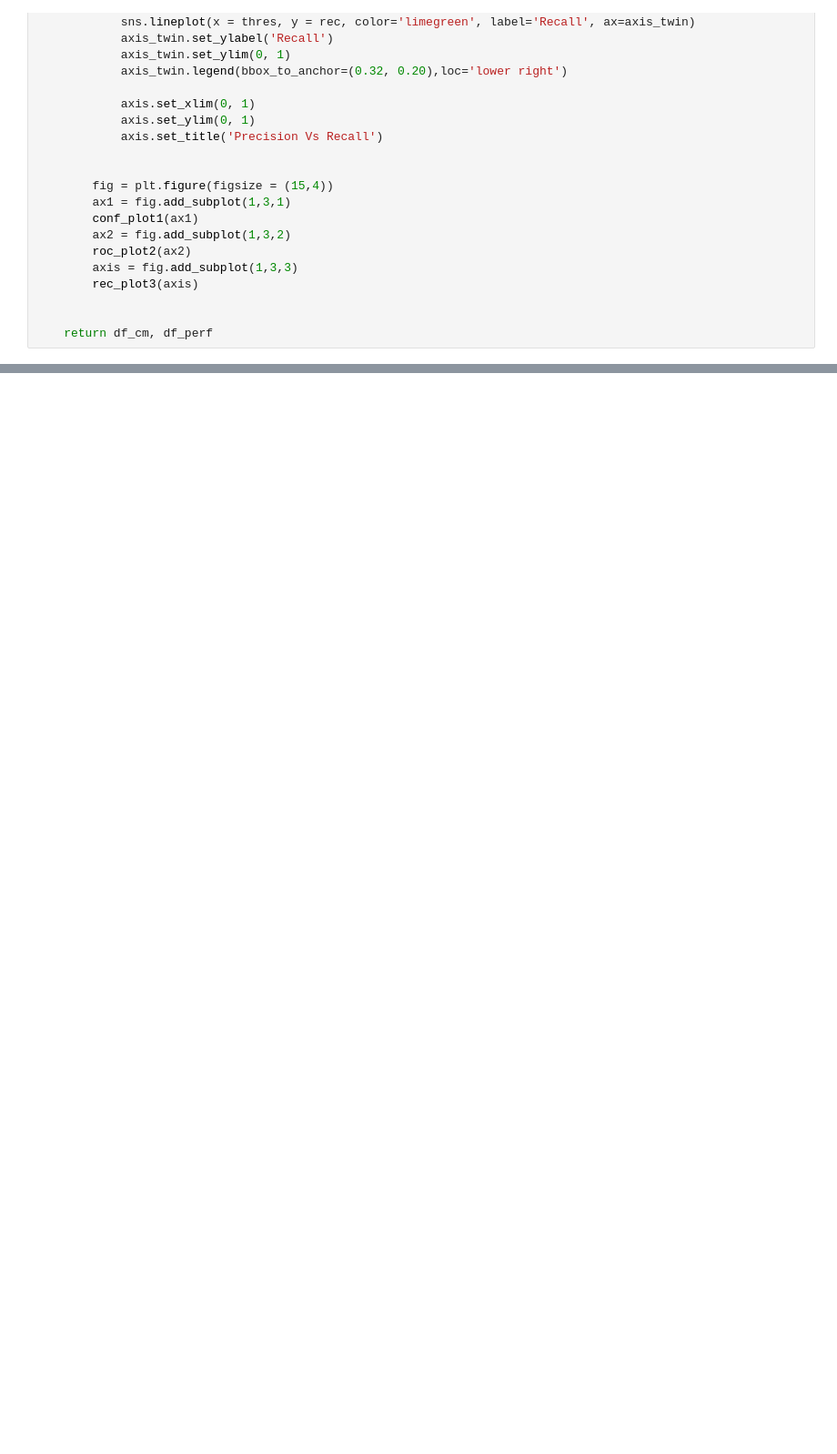
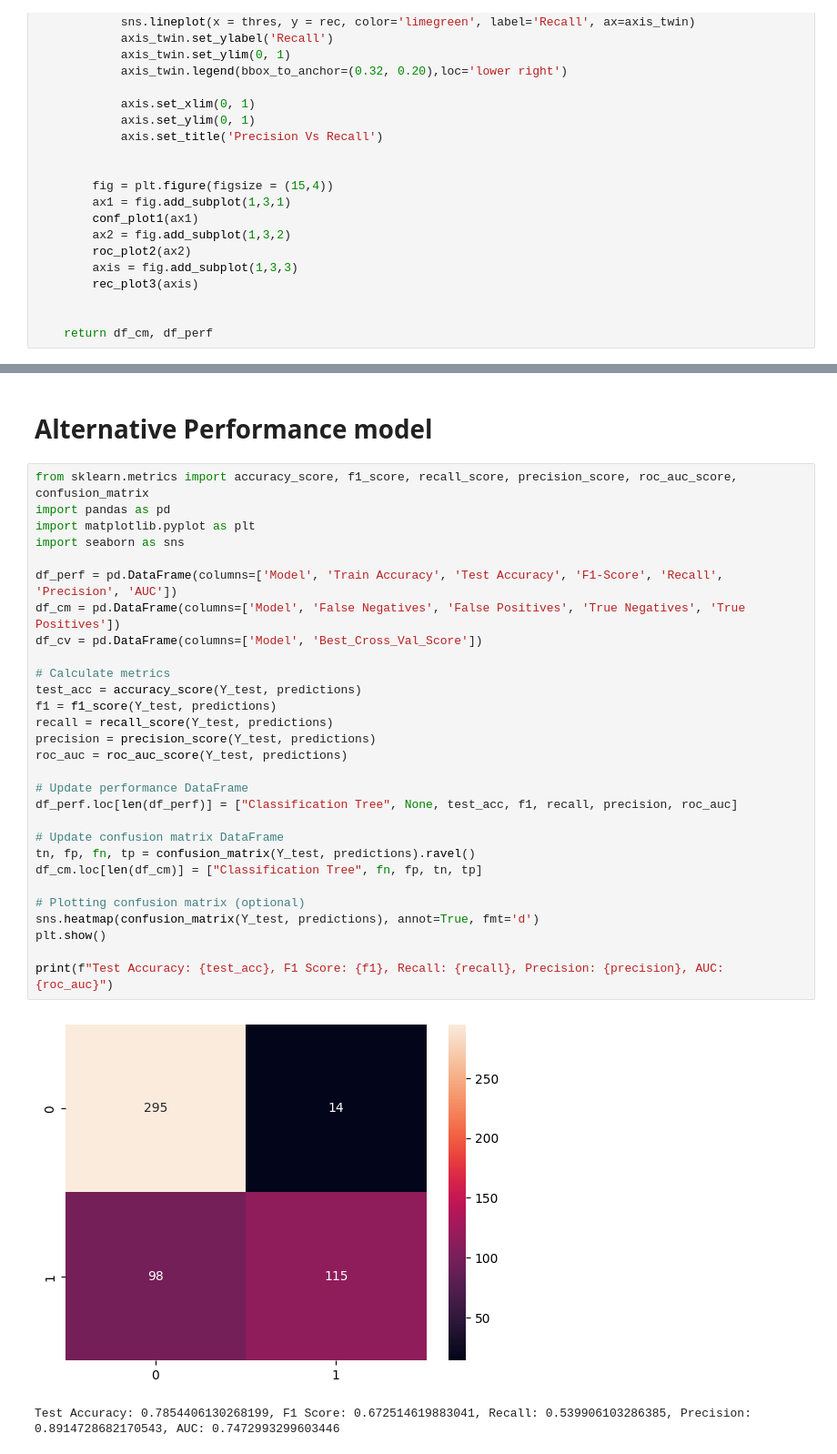
Before and after one commit to kokukai/rtrees, a Jupyter notebook: CTrees (1).ipynb, the cells around one changed output, grey strips where cells are left out. Shown at 91% size. Cells and saved outputs as stored; diff of their text form; blank space fills up the shorter version.

```diff
--- a/CTrees (1).ipynb
+++ b/CTrees (1).ipynb
@@ -453,0 +533,34 @@ df_cm, df_perf = model_perf(titanic_tree_pruned, Y_test, predictions, "Classific
+# %% [markdown]
+# Alternative Performance model
+# %%
+from sklearn.metrics import accuracy_score, f1_score, recall_score, precision_score, roc_auc_score, confusion_matrix
+import pandas as pd
+import matplotlib.pyplot as plt
+import seaborn as sns
+
+df_perf = pd.DataFrame(columns=['Model', 'Train Accuracy', 'Test Accuracy', 'F1-Score', 'Recall', 'Precision', 'AUC'])
+df_cm = pd.DataFrame(columns=['Model', 'False Negatives', 'False Positives', 'True Negatives', 'True Positives'])
+df_cv = pd.DataFrame(columns=['Model', 'Best_Cross_Val_Score'])
+
+# Calculate metrics
+test_acc = accuracy_score(Y_test, predictions)
+f1 = f1_score(Y_test, predictions)
+recall = recall_score(Y_test, predictions)
+precision = precision_score(Y_test, predictions)
+roc_auc = roc_auc_score(Y_test, predictions)
+
+# Update performance DataFrame
+df_perf.loc[len(df_perf)] = ["Classification Tree", None, test_acc, f1, recall, precision, roc_auc]
+
+# Update confusion matrix DataFrame
+tn, fp, fn, tp = confusion_matrix(Y_test, predictions).ravel()
+df_cm.loc[len(df_cm)] = ["Classification Tree", fn, fp, tn, tp]
+
+# Plotting confusion matrix (optional)
+sns.heatmap(confusion_matrix(Y_test, predictions), annot=True, fmt='d')
+plt.show()
+
+print(f"Test Accuracy: {test_acc}, F1 Score: {f1}, Recall: {recall}, Precision: {precision}, AUC: {roc_auc}")
+# %% [output]
+[figure, added]
+Test Accuracy: 0.7854406130268199, F1 Score: 0.672514619883041, Recall: 0.539906103286385, Precision: 0.8914728682170543, AUC: 0.7472993299603446
```
Also changed, not shown: parts of 19 cells of this notebook, 5 other files.
